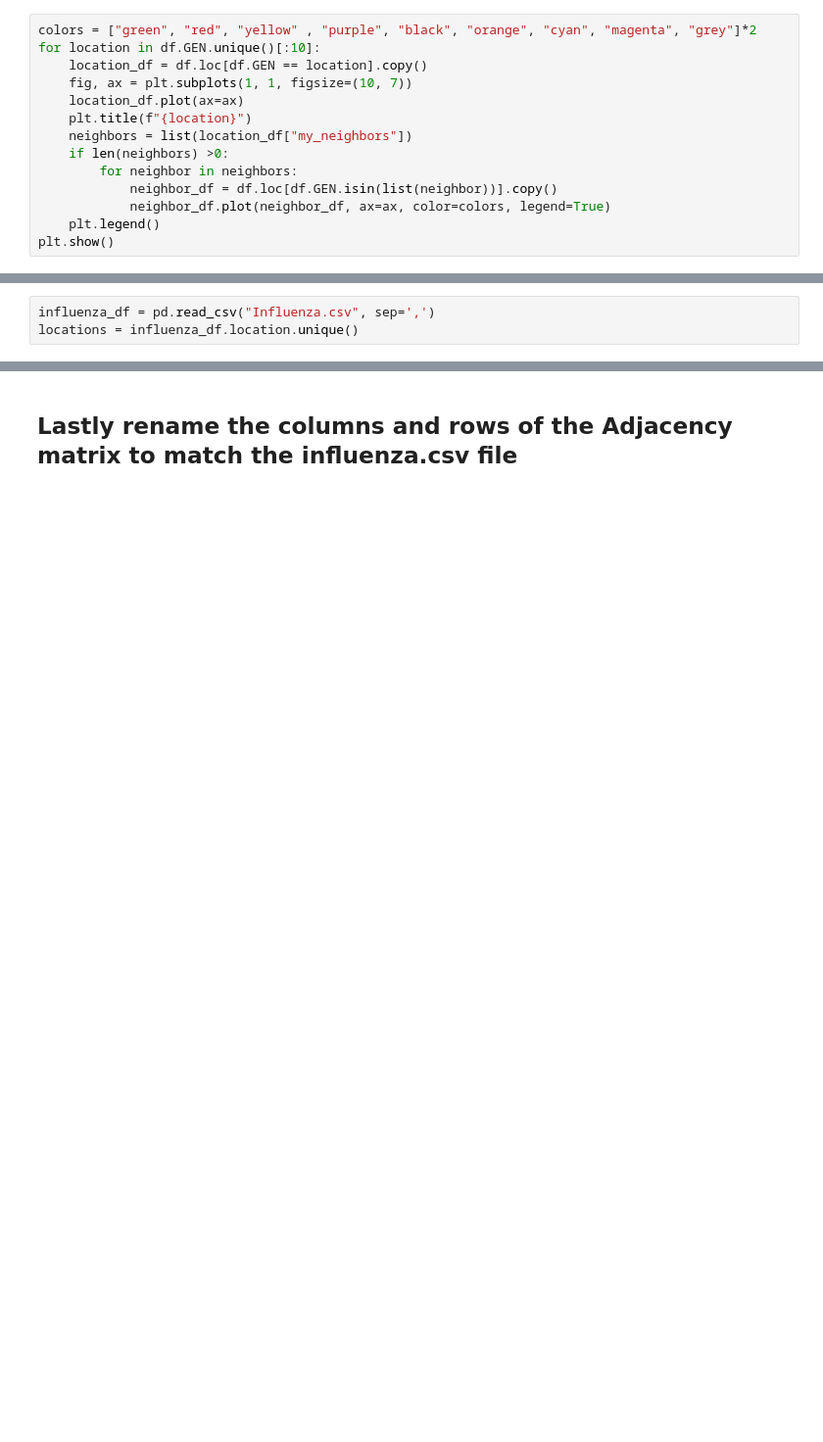
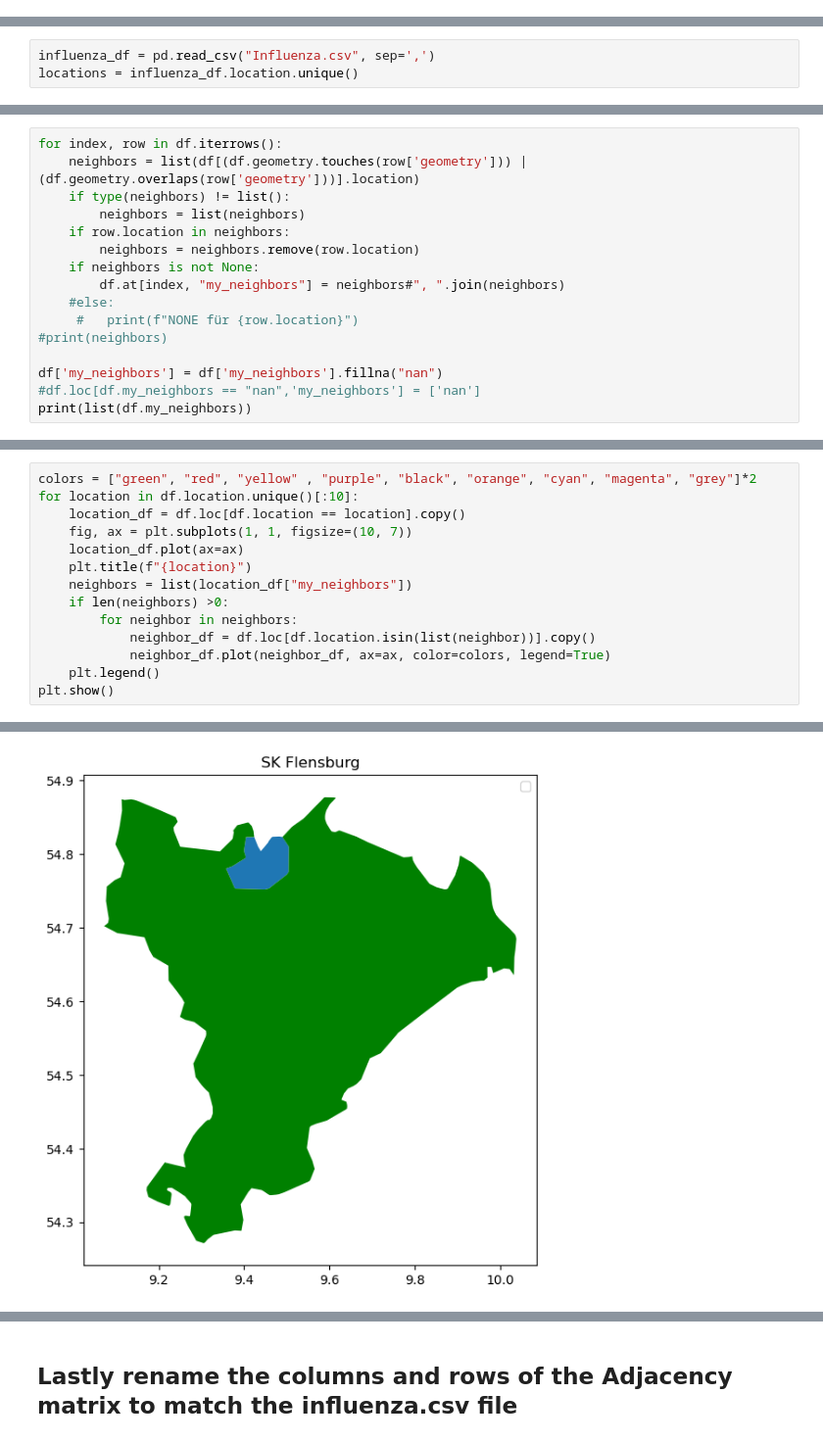
Before and after one commit to Kai-Ref/DeepAR_InfluenzaForecast, a Jupyter notebook: Notebooks/Shapefile.ipynb, the cells around one changed output, grey strips where cells are left out. Shown at 98% size. Saved outputs shown, nothing was run; the diff lists cells and outputs as text; blank space fills up the shorter version.

```diff
--- a/Notebooks/Shapefile.ipynb
+++ b/Notebooks/Shapefile.ipynb
@@ -53,14 +34,0 @@ print(list(df.my_neighbors))
-# %%
-colors = ["green", "red", "yellow" , "purple", "black", "orange", "cyan", "magenta", "grey"]*2
-for location in df.GEN.unique()[:10]:
-    location_df = df.loc[df.GEN == location].copy()
-    fig, ax = plt.subplots(1, 1, figsize=(10, 7))
-    location_df.plot(ax=ax)
-    plt.title(f"{location}")
-    neighbors = list(location_df["my_neighbors"])
-    if len(neighbors) >0:
-        for neighbor in neighbors:
-            neighbor_df = df.loc[df.GEN.isin(list(neighbor))].copy()
-            neighbor_df.plot(neighbor_df, ax=ax, color=colors, legend=True)
-    plt.legend()
-plt.show()
@@ -206,0 +171,16 @@ df[df.GEN.isin(["Berlin",'Potsdam', 'Barnim', 'Dahme-Spreewald', 'Havelland', 'M
+# %%
+for index, row in df.iterrows():
+    neighbors = list(df[(df.geometry.touches(row['geometry'])) | (df.geometry.overlaps(row['geometry']))].location)
+    if type(neighbors) != list():
+        neighbors = list(neighbors)
+    if row.location in neighbors:
+        neighbors = neighbors.remove(row.location)
+    if neighbors is not None:
+        df.at[index, "my_neighbors"] = neighbors#", ".join(neighbors)
+    #else:
+     #   print(f"NONE für {row.location}")
+#print(neighbors)
+
+df['my_neighbors'] = df['my_neighbors'].fillna("nan")
+#df.loc[df.my_neighbors == "nan",'my_neighbors'] = ['nan']
+print(list(df.my_neighbors))
@@ -206,0 +189,15 @@ df[df.GEN.isin(["Berlin",'Potsdam', 'Barnim', 'Dahme-Spreewald', 'Havelland', 'M
+# %%
+colors = ["green", "red", "yellow" , "purple", "black", "orange", "cyan", "magenta", "grey"]*2
+for location in df.location.unique()[:10]:
+    location_df = df.loc[df.location == location].copy()
+    fig, ax = plt.subplots(1, 1, figsize=(10, 7))
+    location_df.plot(ax=ax)
+    plt.title(f"{location}")
+    neighbors = list(location_df["my_neighbors"])
+    if len(neighbors) >0:
+        for neighbor in neighbors:
+            neighbor_df = df.loc[df.location.isin(list(neighbor))].copy()
+            neighbor_df.plot(neighbor_df, ax=ax, color=colors, legend=True)
+    plt.legend()
+plt.show()
+# %% [output]
@@ -206,0 +214 @@ df[df.GEN.isin(["Berlin",'Potsdam', 'Barnim', 'Dahme-Spreewald', 'Havelland', 'M
+[figure, new version]
```
Also changed, not shown: parts of 24 cells of this notebook, 2 other files.
